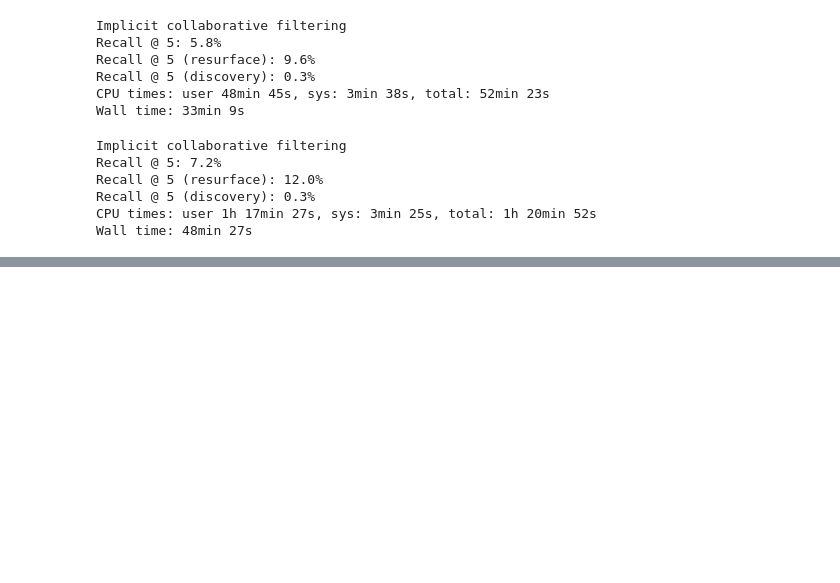
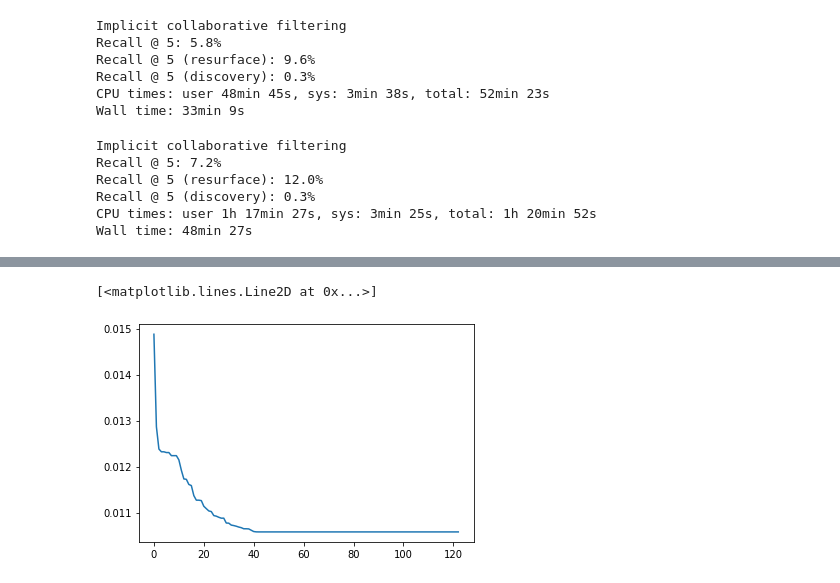
Before and after one commit to drsaunders/wikirecs, a Jupyter notebook: WikiRecs.ipynb, the cells around one changed output, grey strips where cells are left out. Drawn from its saved outputs; the diff is of its cells as text; code cells hidden in the pictures; blank space fills up the shorter version.

```diff
--- a/WikiRecs.ipynb
+++ b/WikiRecs.ipynb
@@ -942,0 +1431,5 @@ param_grid = ParamGridBuilder() \
+# %%
+plt.plot(mean_jaccard[order][127:250])
+# %% [output]
+[<matplotlib.lines.Line2D at 0x...>]
+[figure, added]
```
Also changed, not shown: parts of 206 cells of this notebook, 8 other files.
